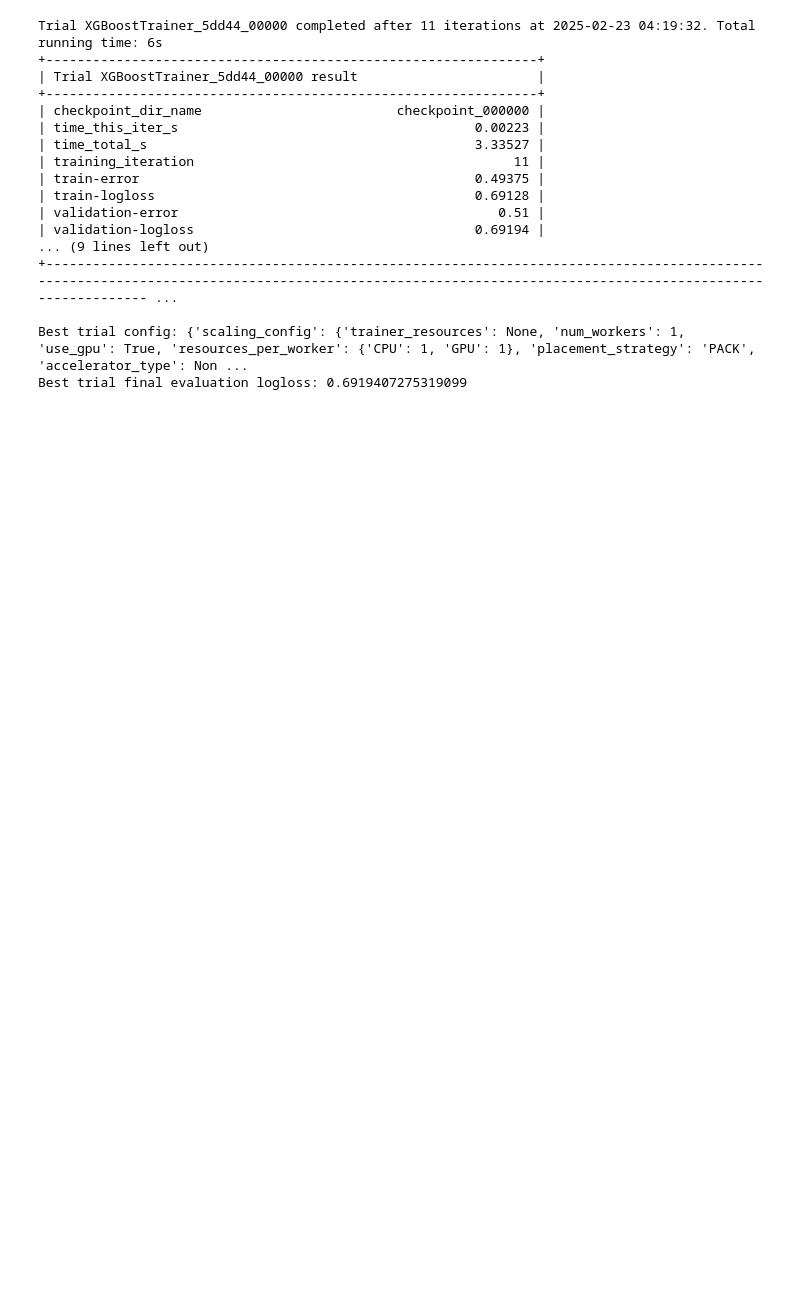
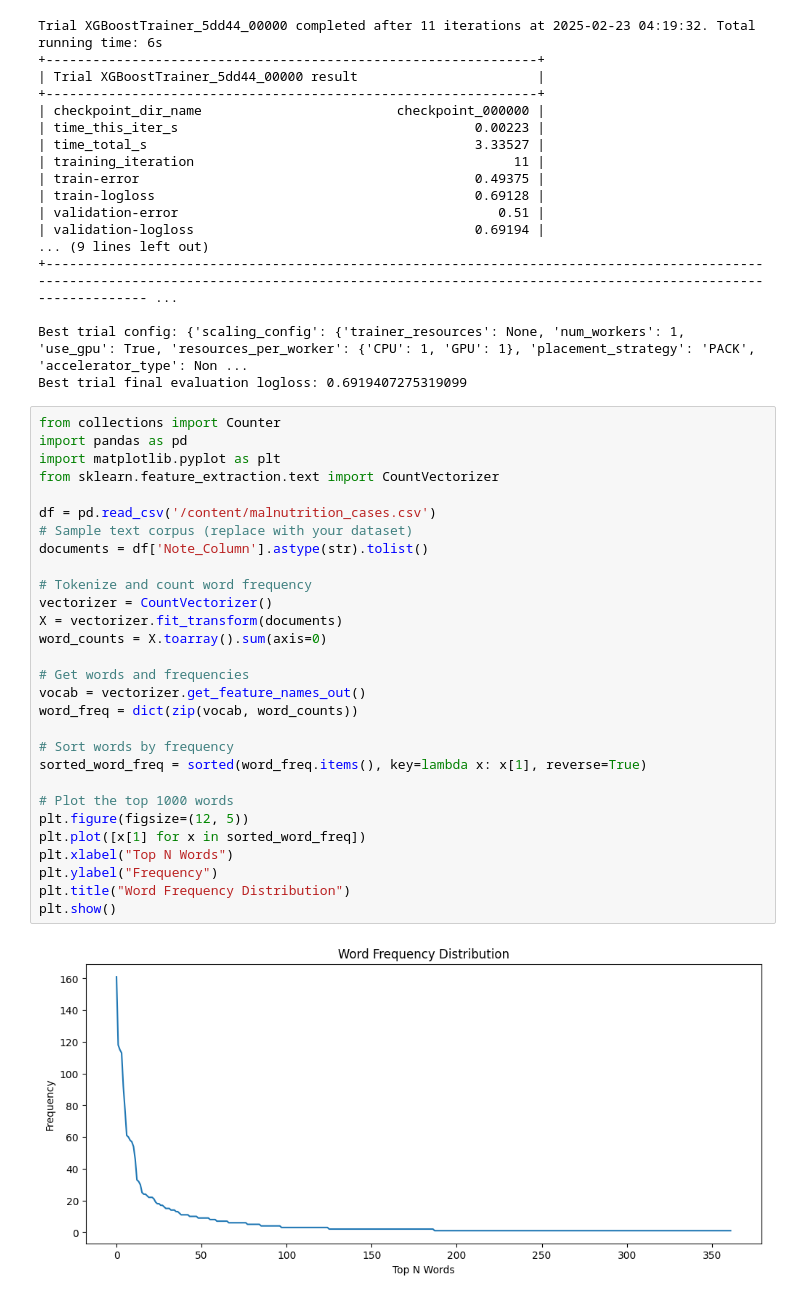
Before and after one commit to gyasifred/NLP-Techniques, a Jupyter notebook: hyper_parameter_tuning_ray.ipynb, the cells around one changed output. Saved outputs shown, nothing was run; the diff lists cells and outputs as text; blank space fills up the shorter version.

```diff
--- a/hyper_parameter_tuning_ray.ipynb
+++ b/hyper_parameter_tuning_ray.ipynb
@@ -350,3 +722,34 @@ Trial XGBoostTrainer_5dd44_00000 completed after 11 iterations at 2025-02-23 04:
 
 Best trial config: {'scaling_config': {'trainer_resources': None, 'num_workers': 1, 'use_gpu': True, 'resources_per_worker': {'CPU': 1, 'GPU': 1}, 'placement_strategy': 'PACK', 'accelerator_type': Non ...
 Best trial final evaluation logloss: 0.6919407275319099
+# %%
+from collections import Counter
+import pandas as pd
+import matplotlib.pyplot as plt
+from sklearn.feature_extraction.text import CountVectorizer
+
+df = pd.read_csv('/content/malnutrition_cases.csv')
+# Sample text corpus (replace with your dataset)
+documents = df['Note_Column'].astype(str).tolist()
+
+# Tokenize and count word frequency
+vectorizer = CountVectorizer()
+X = vectorizer.fit_transform(documents)
+word_counts = X.toarray().sum(axis=0)
+
+# Get words and frequencies
+vocab = vectorizer.get_feature_names_out()
+word_freq = dict(zip(vocab, word_counts))
+
+# Sort words by frequency
+sorted_word_freq = sorted(word_freq.items(), key=lambda x: x[1], reverse=True)
+
+# Plot the top 1000 words
+plt.figure(figsize=(12, 5))
+plt.plot([x[1] for x in sorted_word_freq])
+plt.xlabel("Top N Words")
+plt.ylabel("Frequency")
+plt.title("Word Frequency Distribution")
+plt.show()
+# %% [output]
+[figure, added]
```
Also changed, not shown: parts of 2 cells of this notebook.
